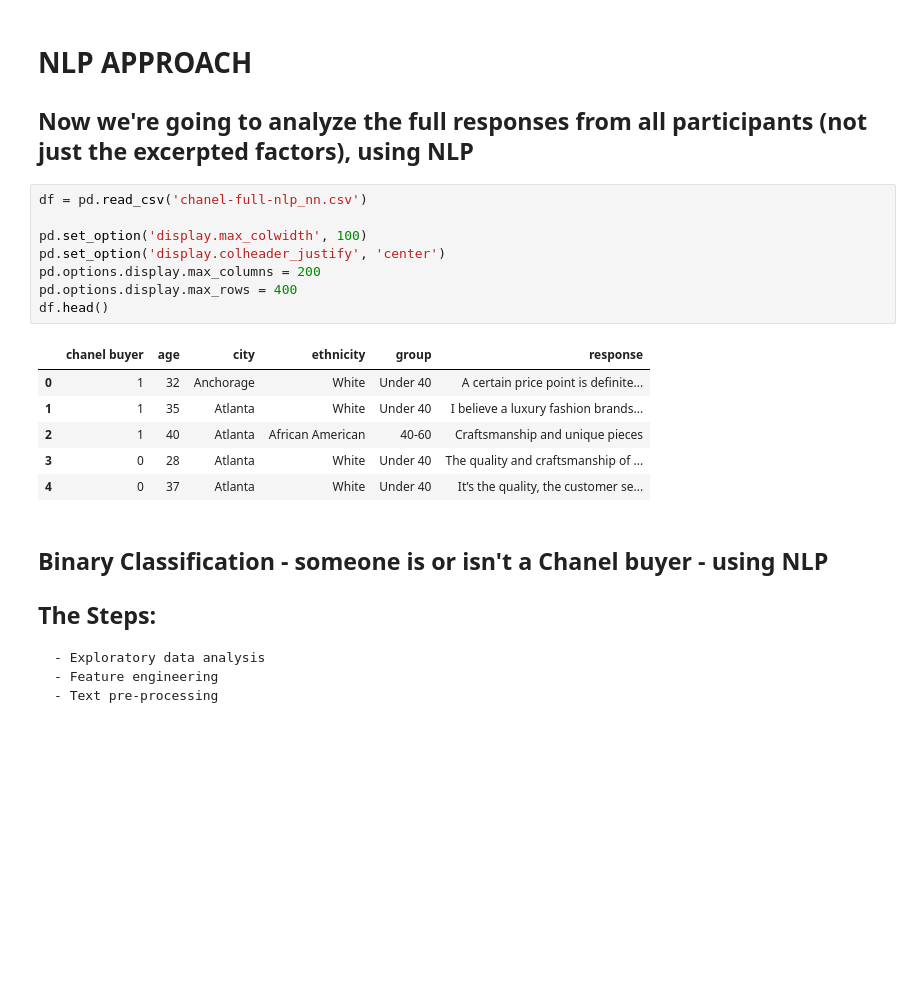
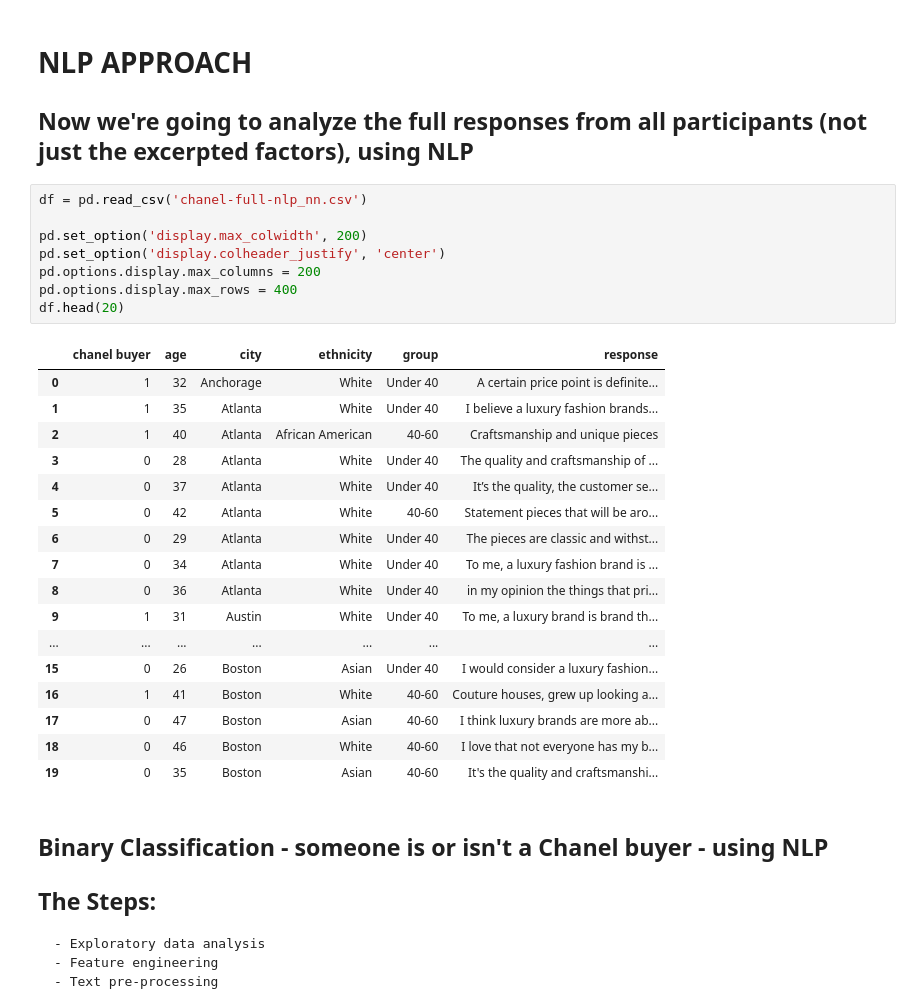
Before and after one commit to jengroff/nlp-project-pdm, a Jupyter notebook: important-files/Chanel-250-working-notebook.ipynb, the cells around one changed output. Drawn from its saved outputs; the diff is of its cells as text; blank space fills up the shorter version.

```diff
--- a/important-files/Chanel-250-working-notebook.ipynb
+++ b/important-files/Chanel-250-working-notebook.ipynb
@@ -225,18 +296,29 @@ weighted avg       0.81      0.73      0.67        30
 # %%
 df = pd.read_csv('chanel-full-nlp_nn.csv')
 
-pd.set_option('display.max_colwidth', 100)
+pd.set_option('display.max_colwidth', 200)
 pd.set_option('display.colheader_justify', 'center')
 pd.options.display.max_columns = 200
 pd.options.display.max_rows = 400
-df.head()
+df.head(20)
 # %% [output]
 |  | chanel buyer | age | city | ethnicity | group | response |
 | 0 | 1 | 32 | Anchorage | White | Under 40 | A certain price point is definite... |
 | 1 | 1 | 35 | Atlanta | White | Under 40 | I believe a luxury fashion brands... |
 | 2 | 1 | 40 | Atlanta | African American | 40-60 | Craftsmanship and unique pieces |
 | 3 | 0 | 28 | Atlanta | White | Under 40 | The quality and craftsmanship of ... |
 | 4 | 0 | 37 | Atlanta | White | Under 40 | It’s the quality, the customer se... |
+| 5 | 0 | 42 | Atlanta | White | 40-60 | Statement pieces that will be aro... |
+| 6 | 0 | 29 | Atlanta | White | Under 40 | The pieces are classic and withst... |
+| 7 | 0 | 34 | Atlanta | White | Under 40 | To me, a luxury fashion brand is ... |
+| 8 | 0 | 36 | Atlanta | White | Under 40 | in my opinion the things that pri... |
+| 9 | 1 | 31 | Austin | White | Under 40 | To me, a luxury brand is brand th... |
+| ... | ... | ... | ... | ... | ... | ... |
+| 15 | 0 | 26 | Boston | Asian | Under 40 | I would consider a luxury fashion... |
+| 16 | 1 | 41 | Boston | White | 40-60 | Couture houses, grew up looking a... |
+| 17 | 0 | 47 | Boston | Asian | 40-60 | I think luxury brands are more ab... |
+| 18 | 0 | 46 | Boston | White | 40-60 | I love that not everyone has my b... |
+| 19 | 0 | 35 | Boston | Asian | 40-60 | It's the quality and craftsmanshi... |
 # %% [markdown]
 ## Binary Classification - someone is or isn't a Chanel buyer - using NLP
 ## The Steps:
```
Also changed, not shown: parts of 29 cells of this notebook, 1 other file.
